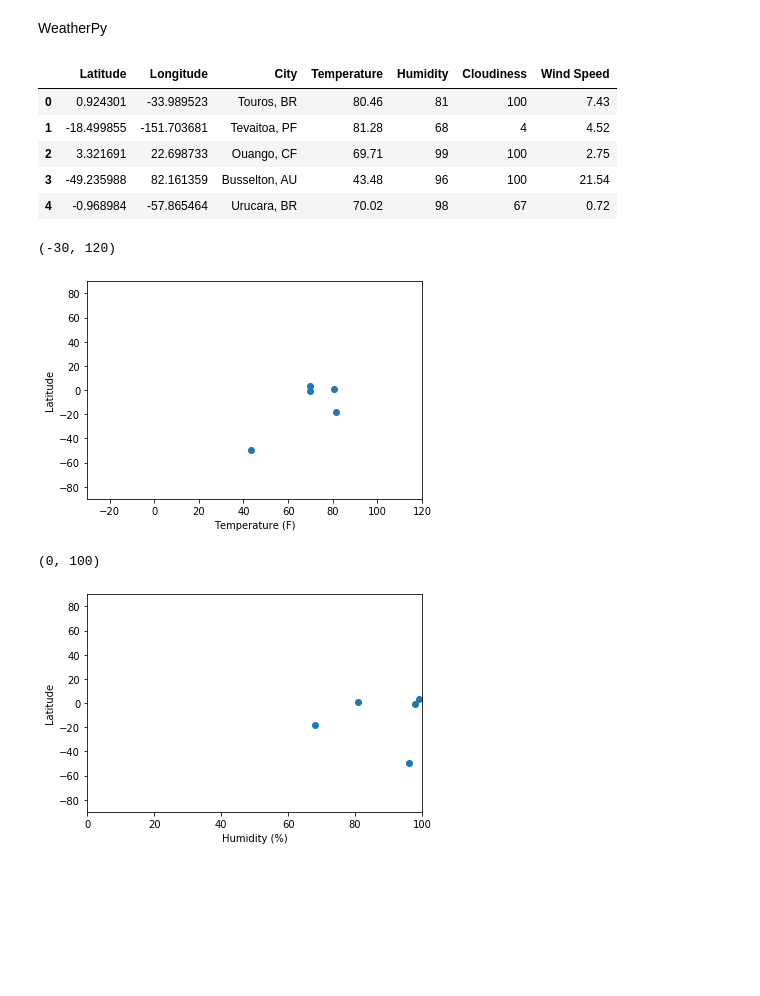
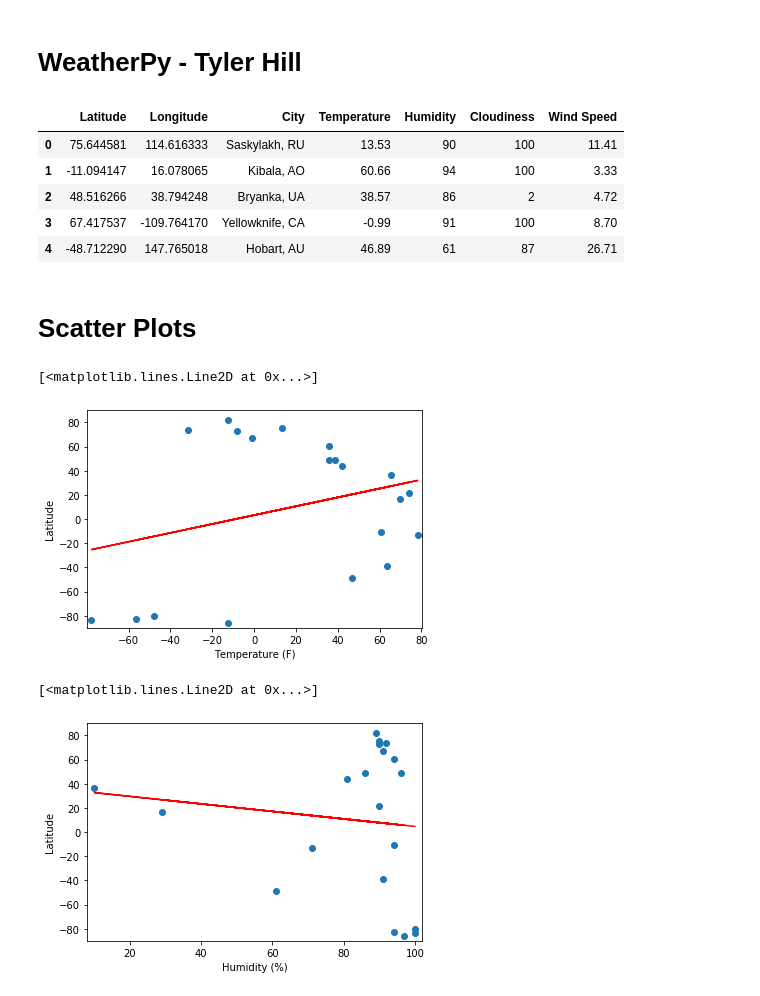
Before and after one commit to tylerhill122/python-api-challenge, a Jupyter notebook: WeatherPy/WeatherPy.ipynb, the cells around one changed output. Cells and saved outputs as stored; diff of their text form; code cells hidden in the pictures; blank space fills up the shorter version.

Commit message:
improved xlim for plots, added regressions

```diff
--- a/WeatherPy/WeatherPy.ipynb
+++ b/WeatherPy/WeatherPy.ipynb
@@ -1,5 +1,5 @@
 # %% [markdown]
-WeatherPy
+# WeatherPy - Tyler Hill
 # %%
 import pandas as pd
 import requests
@@ -15,6 +16,7 @@ from citipy import citipy
 url = "https://api.openweathermap.org/data/2.5/weather?"
 units = "Imperial"
 
+# Create lists to store values from for-loop
 lats = []
 longs = []
 cities = []
@@ -23,30 +25,40 @@ humidity = []
 cloudiness = []
 wind_speed = []
 
-num_samples = 5
+# Declare number of samples to calculate
+num_samples = 20
 
 for x in range(num_samples):
+
+    # Randomly generate Latitude and Longitude, append values
     lat = random.uniform(-90,90)
     lats.append(lat)
     long = random.uniform(-180,180)
     longs.append(long)
+
+    # Grab nearest city from Lat + Lon, then append 'cities' list
     city = citipy.nearest_city(lat, long)
     f_city = city.city_name.title()
     f_country = city.country_code.upper()
     cities.append(f'{f_city}, {f_country}')
 
+    # Build query URL to pull weather data from OpenWeatherMap API using Lat + Lon
     q_url = f'{url}lat={lat}&lon={long}&units={units}&APPID={weather_api_key}'
     response = requests.get(q_url).json()
+
+    # Pull relevant data from API calls, declaring a value to be appended
     temp = response["main"]["temp"]
     humid = response["main"]["humidity"]
     cloud = response["clouds"]["all"]
     wind = response["wind"]["speed"]
 
+    # Append values to lists
     temperature.append(temp)
     humidity.append(humid)
     cloudiness.append(cloud)
     wind_speed.append(wind)
 
+# Build dataframe from collected values
 df = pd.DataFrame({
     "Latitude": lats,
     "Longitude": longs,
@@ -56,12 +68,14 @@ df = pd.DataFrame({
     "Cloudiness": cloudiness,
     "Wind Speed": wind_speed,
 })
+
+# Display dataframe
 df.head()
 # %% [output]
 |  | Latitude | Longitude | City | Temperature | Humidity | Cloudiness | Wind Speed |
-| 0 | 0.924301 | -33.989523 | Touros, BR | 80.46 | 81 | 100 | 7.43 |
-| 1 | -18.499855 | -151.703681 | Tevaitoa, PF | 81.28 | 68 | 4 | 4.52 |
-| 2 | 3.321691 | 22.698733 | Ouango, CF | 69.71 | 99 | 100 | 2.75 |
-| 3 | -49.235988 | 82.161359 | Busselton, AU | 43.48 | 96 | 100 | 21.54 |
-| 4 | -0.968984 | -57.865464 | Urucara, BR | 70.02 | 98 | 67 | 0.72 |
+| 0 | 75.644581 | 114.616333 | Saskylakh, RU | 13.53 | 90 | 100 | 11.41 |
+| 1 | -11.094147 | 16.078065 | Kibala, AO | 60.66 | 94 | 100 | 3.33 |
+| 2 | 48.516266 | 38.794248 | Bryanka, UA | 38.57 | 86 | 2 | 4.72 |
+| 3 | 67.417537 | -109.764170 | Yellowknife, CA | -0.99 | 91 | 100 | 8.70 |
+| 4 | -48.712290 | 147.765018 | Hobart, AU | 46.89 | 61 | 87 | 26.71 |
 # %%
@@ -71,26 +86,49 @@ temps = df["Temperature"]
 humids = df["Humidity"]
 clouds = df["Cloudiness"]
 winds = df["Wind Speed"]
+# %%
+# Determine max and min values to determine xlim for each plot
+temp_min = temps.min()
+temp_max = temps.max()
+
+humid_min = humids.min()
+humid_max = humids.max()
+
+cloud_min = clouds.min()
+cloud_max = clouds.max()
+
+wind_min = winds.min()
+wind_max = winds.max()
+# %% [markdown]
+# Scatter Plots
 # %%
 # Temp vs. Latitude
 plt.scatter(temps, lats)
 plt.xlabel("Temperature (F)")
 plt.ylabel("Latitude")
 plt.ylim(-90,90)
-plt.xlim(-30, 120)
+plt.xlim(temp_min-2, temp_max+2)
+
+slope, int, r, p, std_err = stats.linregress(temps, lats)
+y = slope * temps + int
+plt.plot(temps,y,c="r")
 # %% [output]
-(-30, 120)
+[<matplotlib.lines.Line2D at 0x...>]
-[figure, old version]
+[figure, new version]
 # %%
 # Humidity vs. Latitude
 plt.scatter(humids, lats)
 plt.xlabel("Humidity (%)")
 plt.ylabel("Latitude")
 plt.ylim(-90,90)
-plt.xlim(0, 100)
+plt.xlim(humid_min-2,humid_max+2)
+
+slope, int, r, p, std_err = stats.linregress(humids, lats)
+y = slope * humids + int
+plt.plot(humids,y,c="r")
 # %% [output]
-(0, 100)
+[<matplotlib.lines.Line2D at 0x...>]
-[figure, old version]
+[figure, new version]
 # %%
 # Cloudiness vs. Latitude
 plt.scatter(clouds, lats)
```
Also changed, not shown: parts of 18 cells of this notebook.
